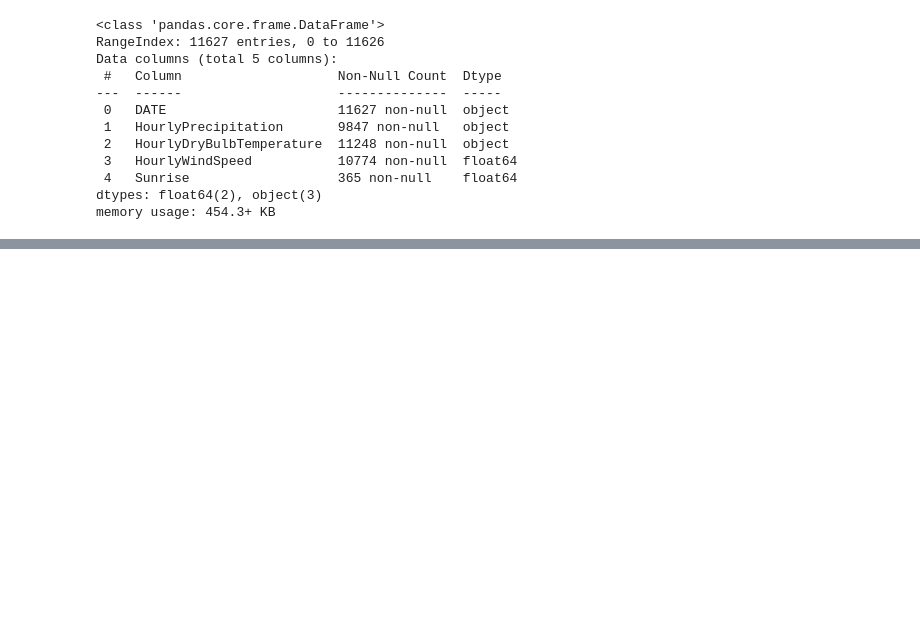
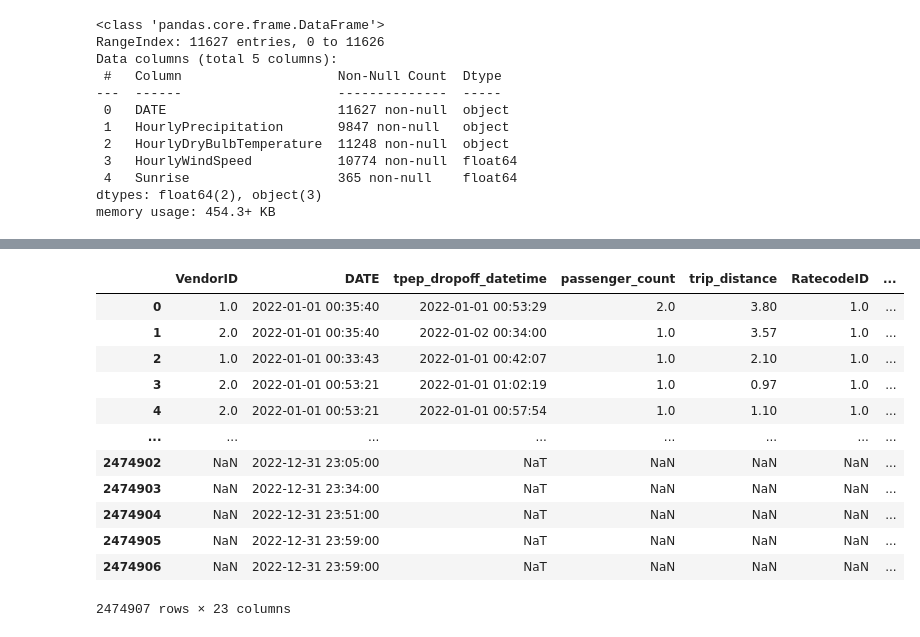
Before and after one commit to achacon99/INST767-SP2023, a Jupyter notebook: NYC_YT_ds_test.ipynb, the cells around one changed output, grey strips where cells are left out. Drawn from its saved outputs; the diff is of its cells as text; code cells hidden in the pictures; blank space fills up the shorter version.

```diff
--- a/NYC_YT_ds_test.ipynb
+++ b/NYC_YT_ds_test.ipynb
@@ -23,7 +27,10 @@ Data columns (total 19 columns):
 dtypes: datetime64[ns](2), float64(12), int64(4), object(1)
 memory usage: 357.2+ MB
 # %%
-filepath_2 = 'C:\\Users\\Ale\\Downloads\\NY Weather Data 2022.xlsx - 3300694.csv'
+filepath_2 = '/Users/alejo/Downloads/NY Weather Data 2022.xlsx - 3300694.csv' #Ale's Mac
+
+#filepath_2 = 'C:\\Users\\Ale\\Downloads\\NY Weather Data 2022.xlsx - 3300694.csv' #Ale's PC
+
 weather_import_df = pd.read_csv(filepath_2)
 # %%
 weather_import_df.info(10)
@@ -61,3 +68,6 @@ Data columns (total 5 columns):
  4   Sunrise                   365 non-null    float64
 dtypes: float64(2), object(3)
 memory usage: 454.3+ KB
+# %%
+weather_columns['DATE'] = pd.to_datetime(weather_columns['DATE'], unit='ns')
+weather_columns['DATE']
@@ -64,2 +139,17 @@ memory usage: 454.3+ KB
 # %%
-merged_df = pd.merge(cab_df, weather_columns, how='left', left_index=True)
+merged_df = pd.merge(cab_df, weather_columns, how='outer', on = 'DATE')
+merged_df
+# %% [output]
+|  | VendorID | DATE | tpep_dropoff_datetime | passenger_count | trip_distance | RatecodeID | ... |
+| 0 | 1.0 | 2022-01-01 00:35:40 | 2022-01-01 00:53:29 | 2.0 | 3.80 | 1.0 | ... |
+| 1 | 2.0 | 2022-01-01 00:35:40 | 2022-01-02 00:34:00 | 1.0 | 3.57 | 1.0 | ... |
+| 2 | 1.0 | 2022-01-01 00:33:43 | 2022-01-01 00:42:07 | 1.0 | 2.10 | 1.0 | ... |
+| 3 | 2.0 | 2022-01-01 00:53:21 | 2022-01-01 01:02:19 | 1.0 | 0.97 | 1.0 | ... |
+| 4 | 2.0 | 2022-01-01 00:53:21 | 2022-01-01 00:57:54 | 1.0 | 1.10 | 1.0 | ... |
+| ... | ... | ... | ... | ... | ... | ... | ... |
+| 2474902 | NaN | 2022-12-31 23:05:00 | NaT | NaN | NaN | NaN | ... |
+| 2474903 | NaN | 2022-12-31 23:34:00 | NaT | NaN | NaN | NaN | ... |
+| 2474904 | NaN | 2022-12-31 23:51:00 | NaT | NaN | NaN | NaN | ... |
+| 2474905 | NaN | 2022-12-31 23:59:00 | NaT | NaN | NaN | NaN | ... |
+| 2474906 | NaN | 2022-12-31 23:59:00 | NaT | NaN | NaN | NaN | ... |
+2474907 rows × 23 columns
```
Also changed, not shown: parts of 6 cells of this notebook.
